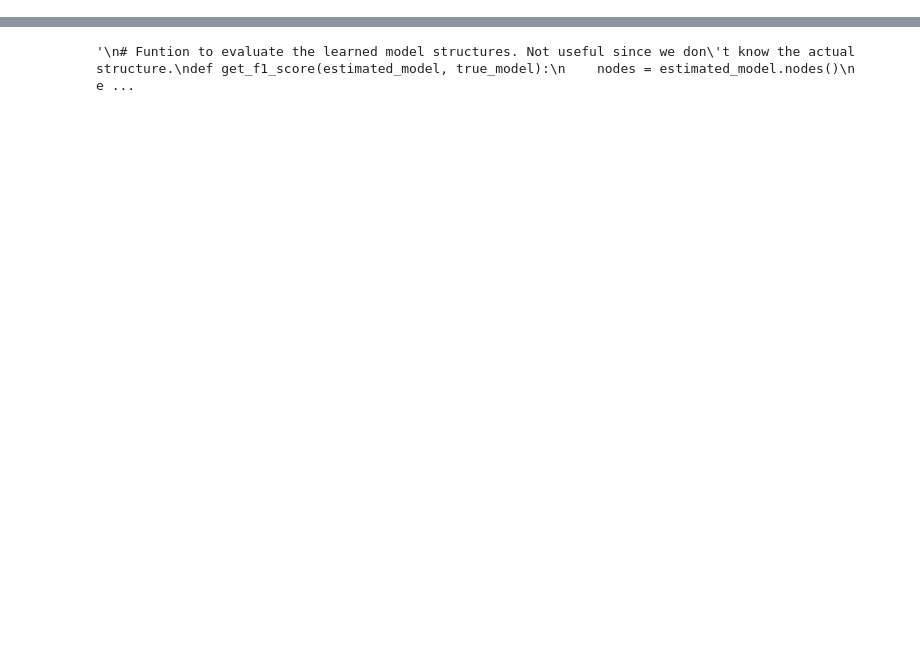
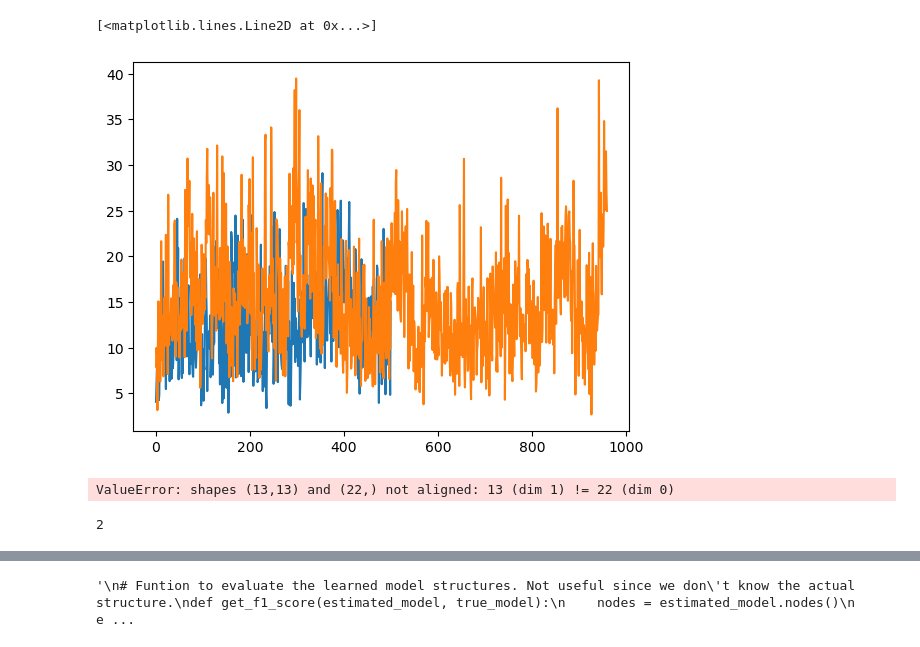
Before and after one commit to oubo2/PhD, a Jupyter notebook: unravel/Analyse_data.ipynb, the cells around one changed output, grey strips where cells are left out. Drawn from its saved outputs; the diff is of its cells as text; code cells hidden in the pictures; blank space fills up the shorter version.

```diff
--- a/unravel/Analyse_data.ipynb
+++ b/unravel/Analyse_data.ipynb
@@ -48,0 +141,25 @@ print(pca.explained_variance_ratio_)
+# %%
+t_squared_scores = hotelling_t_squared(x, pca)
+plt.plot(t_squared_scores)
+
+x_2 = ss.transform(df_test_normal)
+t_squared_scores = hotelling_t_squared(x_2, pca)
+plt.plot(t_squared_scores)
+# %% [output]
+[<matplotlib.lines.Line2D at 0x...>]
+[figure, added]
+# %%
+faulty_indices = [i for i in range(len(t_squared_scores)) if t_squared_scores[i] > threshold]
+cdc_scores = calculate_cdc_score(x_2, pca, faulty_indices)
+print("CDC scores for each variable for faulty instances:")
+print(cdc_scores)
+# %% [output]
+ValueError: shapes (13,13) and (22,) not aligned: 13 (dim 1) != 22 (dim 0)
+# %%
+from pgmpy.estimators import PC
+est = PC(df_train_normal[list(variables)])
+# 0.001 has 2 edges df_train_normal[variables]
+model_chi = est.estimate(significance_level=0.001)
+print(len(model_chi.edges()))
+# %% [output]
+2
```
Also changed, not shown: parts of 21 cells of this notebook, 4 other files.
